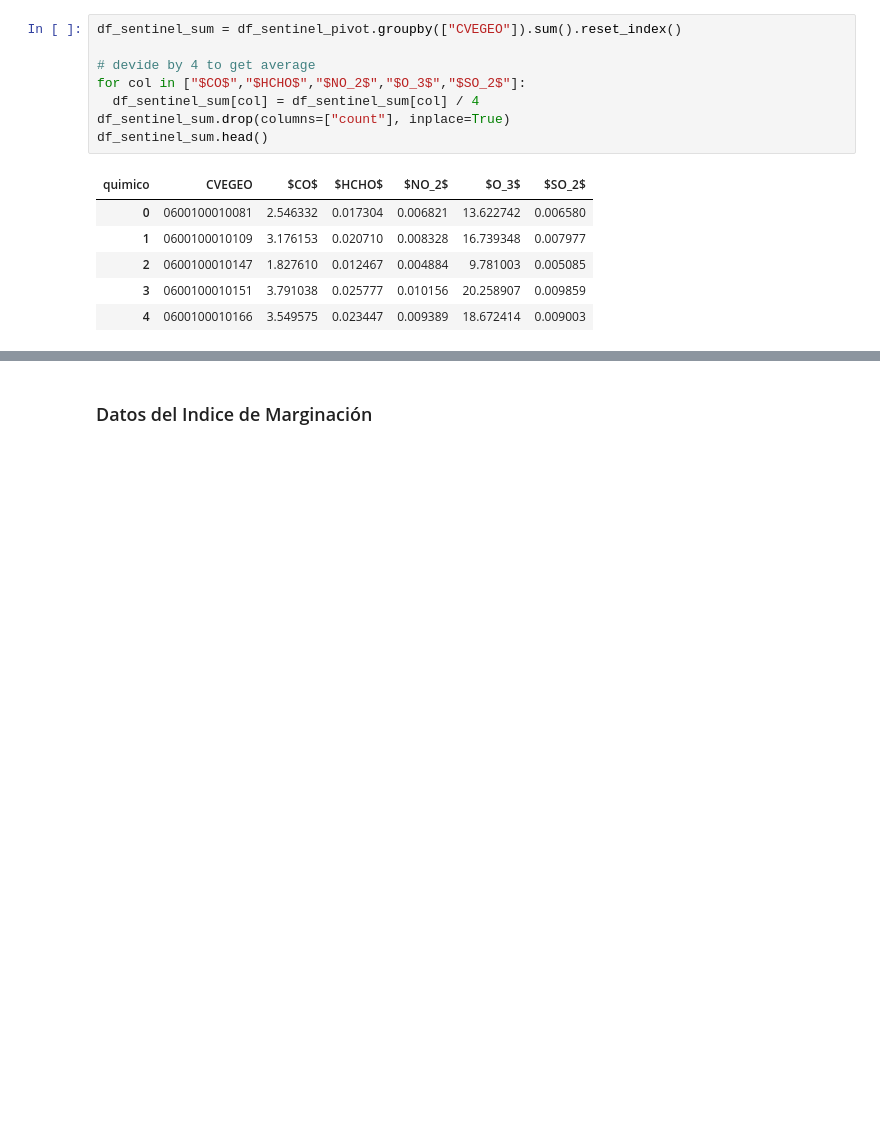
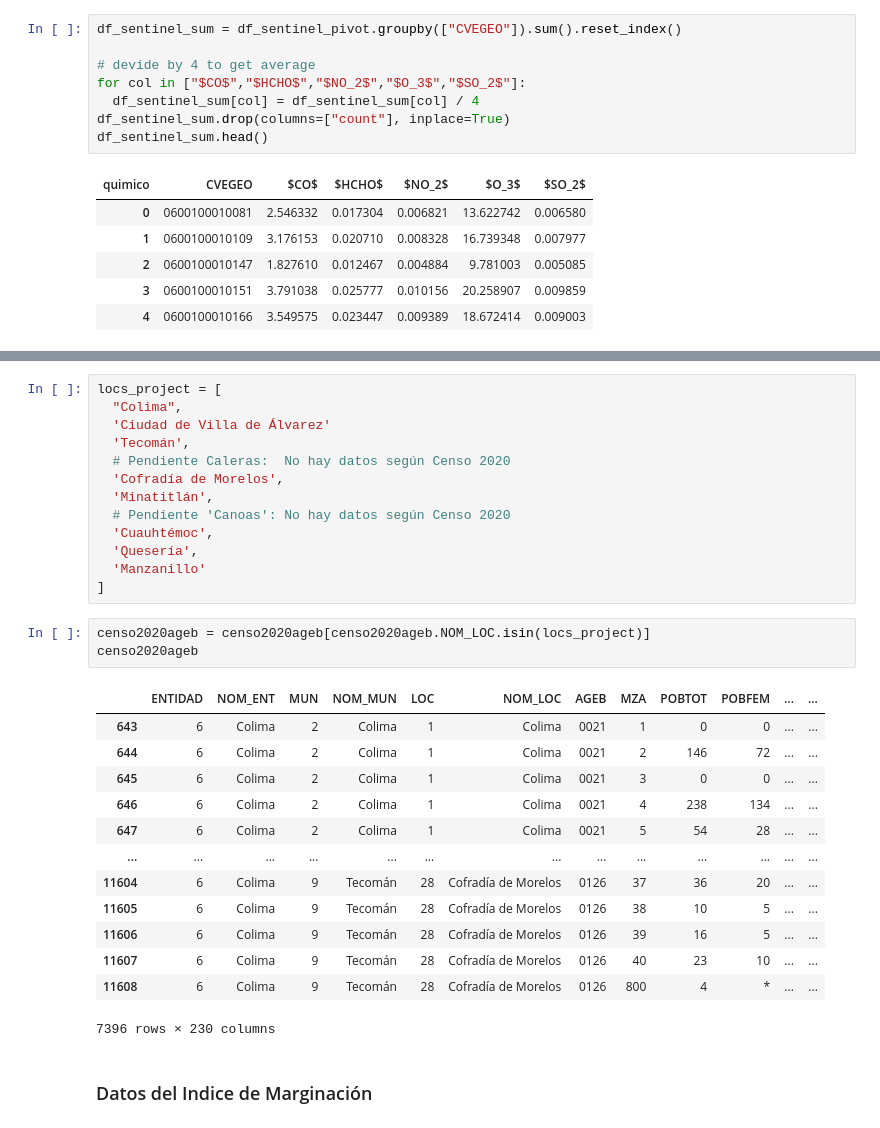
Before and after one commit to pcorner10/pronaces_analisis, a Jupyter notebook: reclasificacion2023.ipynb, the cells around one changed output, grey strips where cells are left out. Drawn from its saved outputs; the diff is of its cells as text; blank space fills up the shorter version.

```diff
--- a/reclasificacion2023.ipynb
+++ b/reclasificacion2023.ipynb
@@ -134,3 +165,33 @@ df_sentinel_sum.head()
+# %%
+locs_project = [
+  "Colima",
+  'Ciudad de Villa de Álvarez'
+  'Tecomán',
+  # Pendiente Caleras:  No hay datos según Censo 2020
+  'Cofradía de Morelos',
+  'Minatitlán',
+  # Pendiente 'Canoas': No hay datos según Censo 2020
+  'Cuauhtémoc',
+  'Quesería',
+  'Manzanillo'
+]
+# %%
+censo2020ageb = censo2020ageb[censo2020ageb.NOM_LOC.isin(locs_project)]
+censo2020ageb
+# %% [output]
+|  | ENTIDAD | NOM_ENT | MUN | NOM_MUN | LOC | NOM_LOC | AGEB | MZA | POBTOT | POBFEM | ... | ... |
+| 643 | 6 | Colima | 2 | Colima | 1 | Colima | 0021 | 1 | 0 | 0 | ... | ... |
+| 644 | 6 | Colima | 2 | Colima | 1 | Colima | 0021 | 2 | 146 | 72 | ... | ... |
+| 645 | 6 | Colima | 2 | Colima | 1 | Colima | 0021 | 3 | 0 | 0 | ... | ... |
+| 646 | 6 | Colima | 2 | Colima | 1 | Colima | 0021 | 4 | 238 | 134 | ... | ... |
+| 647 | 6 | Colima | 2 | Colima | 1 | Colima | 0021 | 5 | 54 | 28 | ... | ... |
+| ... | ... | ... | ... | ... | ... | ... | ... | ... | ... | ... | ... | ... |
+| 11604 | 6 | Colima | 9 | Tecomán | 28 | Cofradía de Morelos | 0126 | 37 | 36 | 20 | ... | ... |
+| 11605 | 6 | Colima | 9 | Tecomán | 28 | Cofradía de Morelos | 0126 | 38 | 10 | 5 | ... | ... |
+| 11606 | 6 | Colima | 9 | Tecomán | 28 | Cofradía de Morelos | 0126 | 39 | 16 | 5 | ... | ... |
+| 11607 | 6 | Colima | 9 | Tecomán | 28 | Cofradía de Morelos | 0126 | 40 | 23 | 10 | ... | ... |
+| 11608 | 6 | Colima | 9 | Tecomán | 28 | Cofradía de Morelos | 0126 | 800 | 4 | * | ... | ... |
+7396 rows × 230 columns
 # %% [markdown]
 ### Datos del Indice de Marginación
 # %%
```
Also changed, not shown: parts of 10 cells of this notebook, 11 other files.
